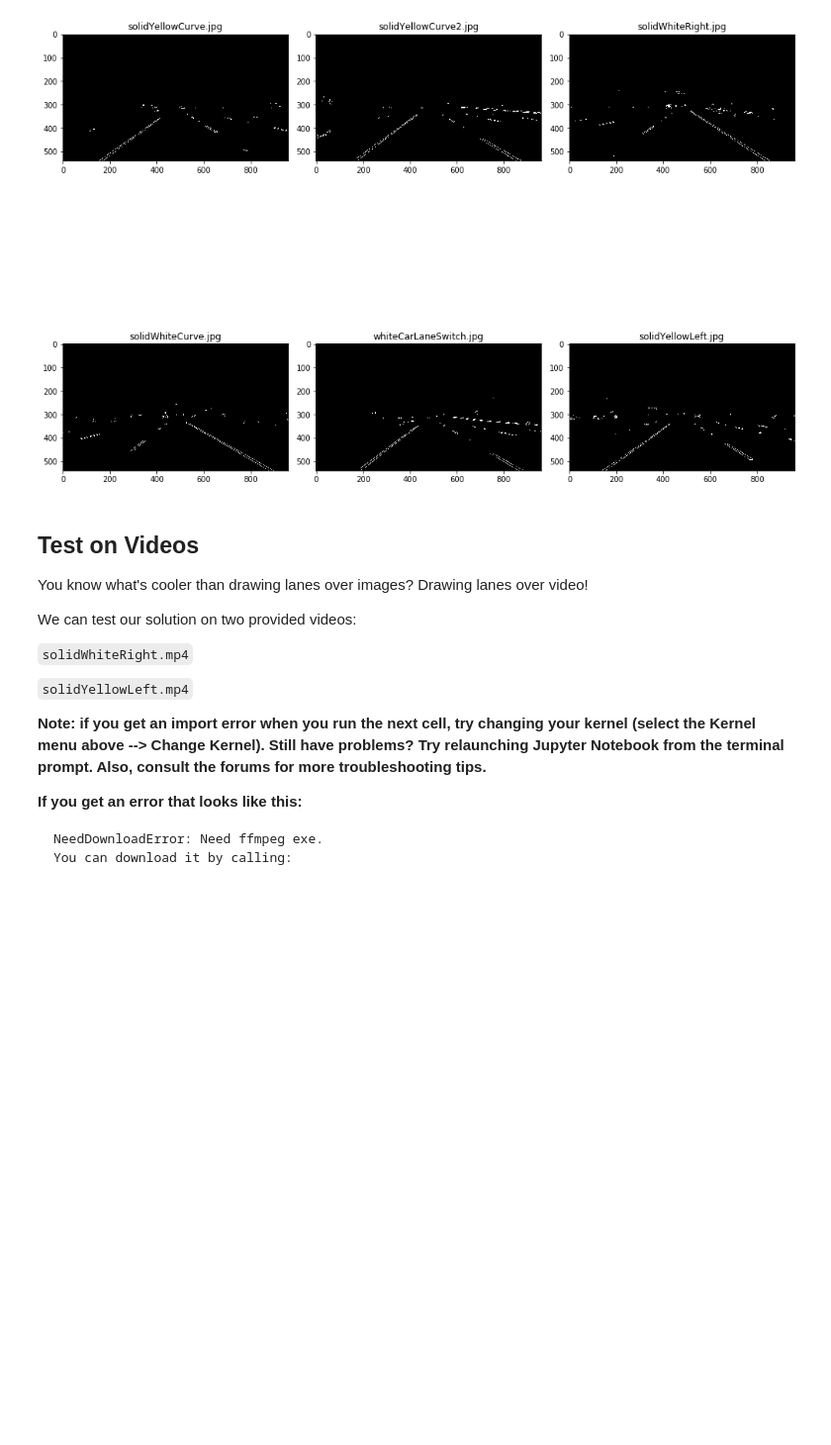
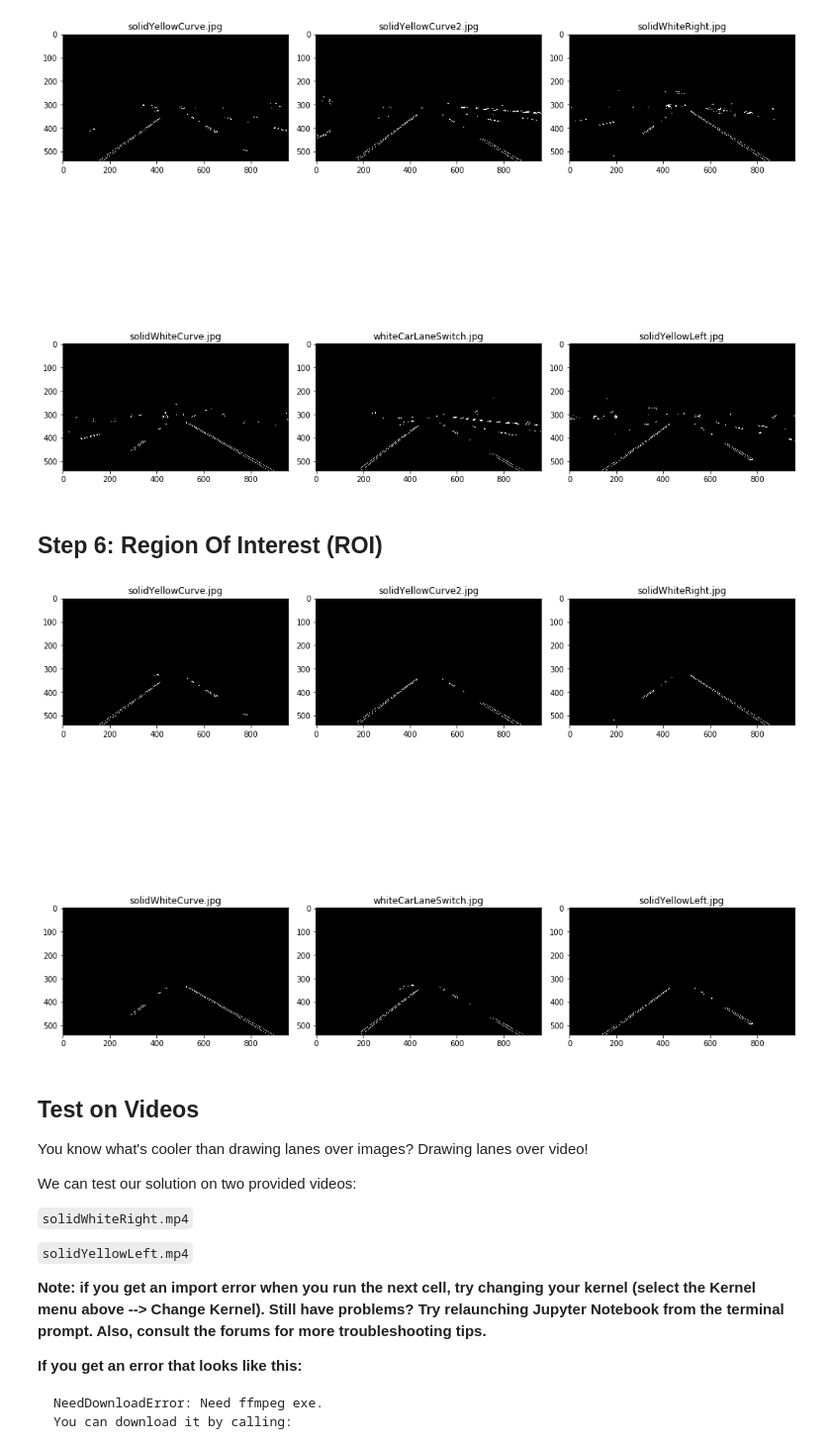
Before and after one commit to aliasaswad/CarND-LaneLines-P1, a Jupyter notebook: P1.ipynb, the cells around one changed output. Shown at 99% size. Drawn from its saved outputs; the diff is of its cells as text; code cells hidden in the pictures; blank space fills up the shorter version.

```diff
--- a/P1.ipynb
+++ b/P1.ipynb
@@ -300,6 +300,19 @@ canny_images = [canny(img, low_threshold=70, high_threshold=140) for img in blur
 show_images(canny_images, org_img_names)
 # %% [output]
 [figure]
+# %% [markdown]
+## Step 6: Region Of Interest (ROI)
+# %%
+rows, cols = img.shape[:2]
+left_bottom = [cols * 0.1, rows]
+right_bottom = [cols * 0.95, rows]
+left_top = [cols * 0.4, rows * 0.6]
+right_top = [cols * 0.6, rows * 0.6]
+vertices = np.array([[left_bottom, left_top, right_top, right_bottom]], dtype=np.int32)
+roi_images = [region_of_interest(img, vertices) for img in canny_images]
+show_images(roi_images, org_img_names)
+# %% [output]
+[figure, added]
 # %% [markdown]
 ## Test on Videos
 
```
